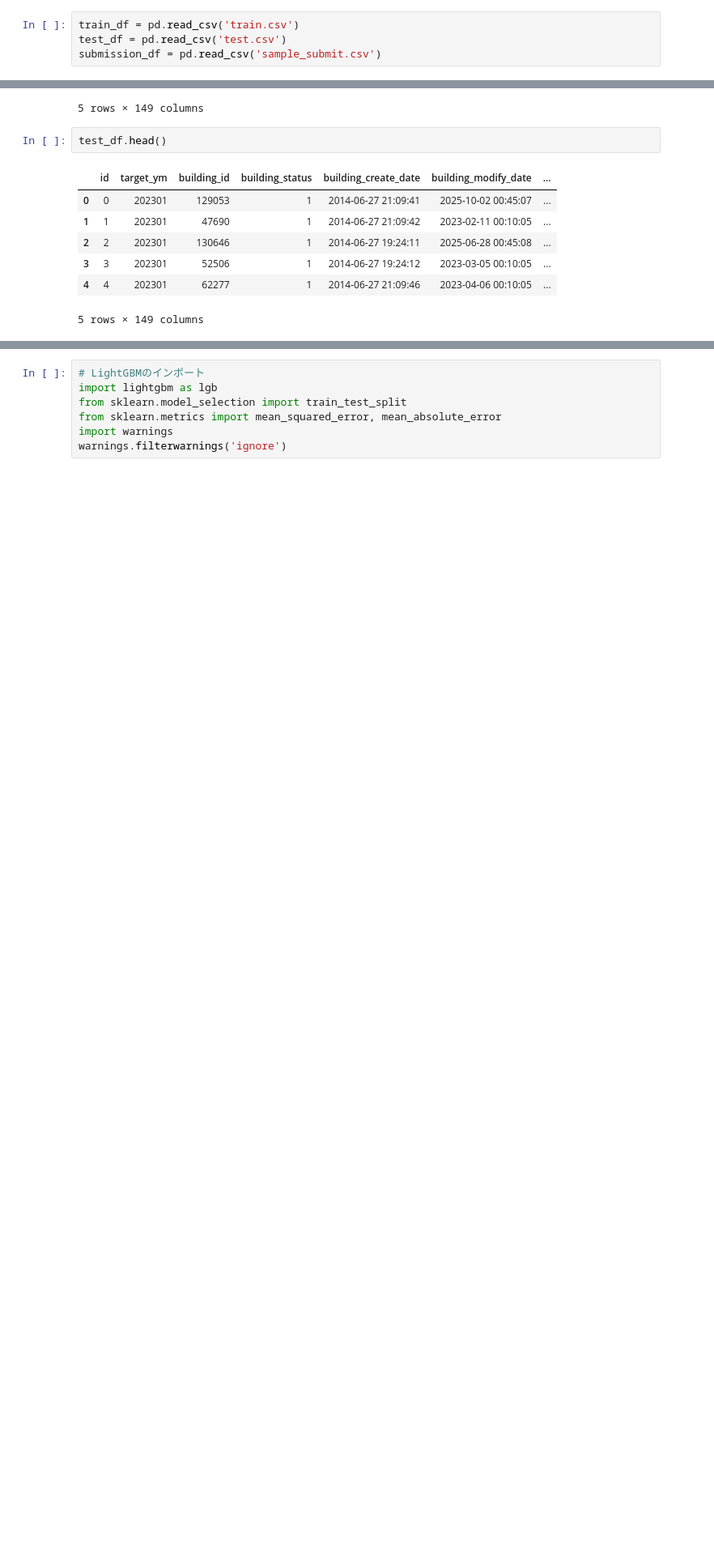
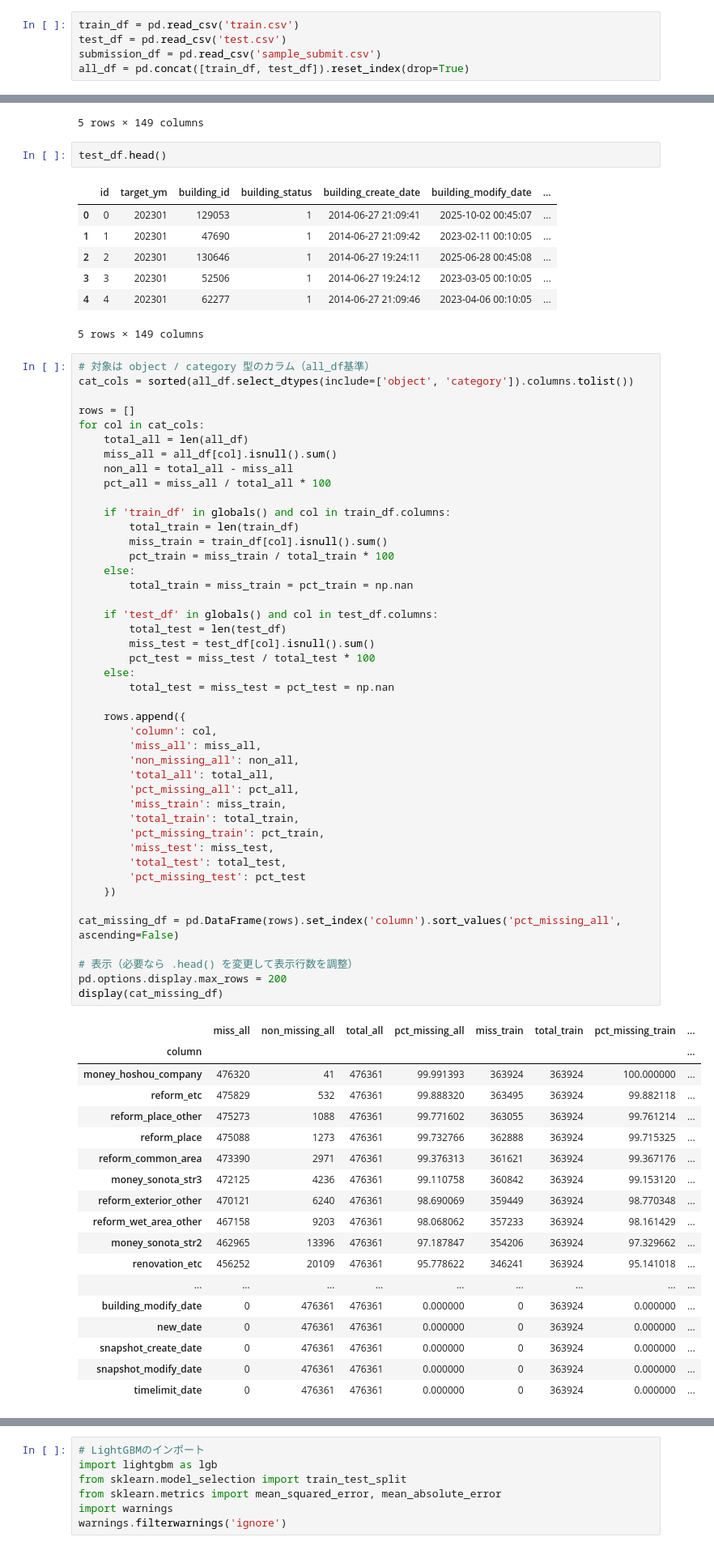
Before and after one commit to ito247002/mlit, a Jupyter notebook: mlit.ipynb, the cells around one changed output, grey strips where cells are left out. Shown at 81% size. Drawn from its saved outputs; the diff is of its cells as text; blank space fills up the shorter version.

```diff
--- a/mlit.ipynb
+++ b/mlit.ipynb
@@ -15,6 +13,7 @@ GPU: NVIDIA GeForce RTX 4060 Ti
 train_df = pd.read_csv('train.csv')
 test_df = pd.read_csv('test.csv')
 submission_df = pd.read_csv('sample_submit.csv')
+all_df = pd.concat([train_df, test_df]).reset_index(drop=True)
 # %%
 train_df.head()
 # %% [output]
@@ -35,6 +34,69 @@ test_df.head()
 | 3 | 3 | 202301 | 52506 | 1 | 2014-06-27 19:24:12 | 2023-03-05 00:10:05 | ... |
 | 4 | 4 | 202301 | 62277 | 1 | 2014-06-27 21:09:46 | 2023-04-06 00:10:05 | ... |
 5 rows × 149 columns
+# %%
+# 対象は object / category 型のカラム（all_df基準）
+cat_cols = sorted(all_df.select_dtypes(include=['object', 'category']).columns.tolist())
+
+rows = []
+for col in cat_cols:
+    total_all = len(all_df)
+    miss_all = all_df[col].isnull().sum()
+    non_all = total_all - miss_all
+    pct_all = miss_all / total_all * 100
+
+    if 'train_df' in globals() and col in train_df.columns:
+        total_train = len(train_df)
+        miss_train = train_df[col].isnull().sum()
+        pct_train = miss_train / total_train * 100
+    else:
+        total_train = miss_train = pct_train = np.nan
+
+    if 'test_df' in globals() and col in test_df.columns:
+        total_test = len(test_df)
+        miss_test = test_df[col].isnull().sum()
+        pct_test = miss_test / total_test * 100
+    else:
+        total_test = miss_test = pct_test = np.nan
+
+    rows.append({
+        'column': col,
+        'miss_all': miss_all,
+        'non_missing_all': non_all,
+        'total_all': total_all,
+        'pct_missing_all': pct_all,
+        'miss_train': miss_train,
+        'total_train': total_train,
+        'pct_missing_train': pct_train,
+        'miss_test': miss_test,
+        'total_test': total_test,
+        'pct_missing_test': pct_test
+    })
+
+cat_missing_df = pd.DataFrame(rows).set_index('column').sort_values('pct_missing_all', ascending=False)
+
+# 表示（必要なら .head() を変更して表示行数を調整）
+pd.options.display.max_rows = 200
+display(cat_missing_df)
+# %% [output]
+|  | miss_all | non_missing_all | total_all | pct_missing_all | miss_train | total_train | pct_missing_train | ... |
+| column |  |  |  |  |  |  |  | ... |
+| money_hoshou_company | 476320 | 41 | 476361 | 99.991393 | 363924 | 363924 | 100.000000 | ... |
+| reform_etc | 475829 | 532 | 476361 | 99.888320 | 363495 | 363924 | 99.882118 | ... |
+| reform_place_other | 475273 | 1088 | 476361 | 99.771602 | 363055 | 363924 | 99.761214 | ... |
+| reform_place | 475088 | 1273 | 476361 | 99.732766 | 362888 | 363924 | 99.715325 | ... |
+| reform_common_area | 473390 | 2971 | 476361 | 99.376313 | 361621 | 363924 | 99.367176 | ... |
+| money_sonota_str3 | 472125 | 4236 | 476361 | 99.110758 | 360842 | 363924 | 99.153120 | ... |
+| reform_exterior_other | 470121 | 6240 | 476361 | 98.690069 | 359449 | 363924 | 98.770348 | ... |
+| reform_wet_area_other | 467158 | 9203 | 476361 | 98.068062 | 357233 | 363924 | 98.161429 | ... |
+| money_sonota_str2 | 462965 | 13396 | 476361 | 97.187847 | 354206 | 363924 | 97.329662 | ... |
+| renovation_etc | 456252 | 20109 | 476361 | 95.778622 | 346241 | 363924 | 95.141018 | ... |
+| ... | ... | ... | ... | ... | ... | ... | ... | ... |
+| building_modify_date | 0 | 476361 | 476361 | 0.000000 | 0 | 363924 | 0.000000 | ... |
+| new_date | 0 | 476361 | 476361 | 0.000000 | 0 | 363924 | 0.000000 | ... |
+| snapshot_create_date | 0 | 476361 | 476361 | 0.000000 | 0 | 363924 | 0.000000 | ... |
+| snapshot_modify_date | 0 | 476361 | 476361 | 0.000000 | 0 | 363924 | 0.000000 | ... |
+| timelimit_date | 0 | 476361 | 476361 | 0.000000 | 0 | 363924 | 0.000000 | ... |
 # %%
 # 日本語フォントの設定（Windows環境）
 import matplotlib
```
Also changed, not shown: parts of 6 cells of this notebook.
